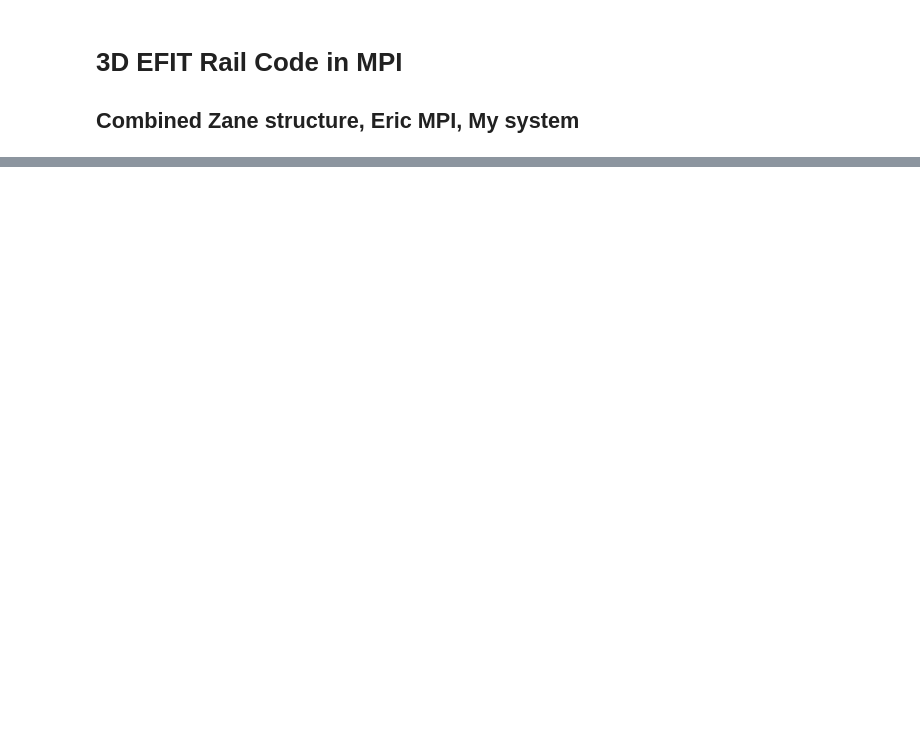
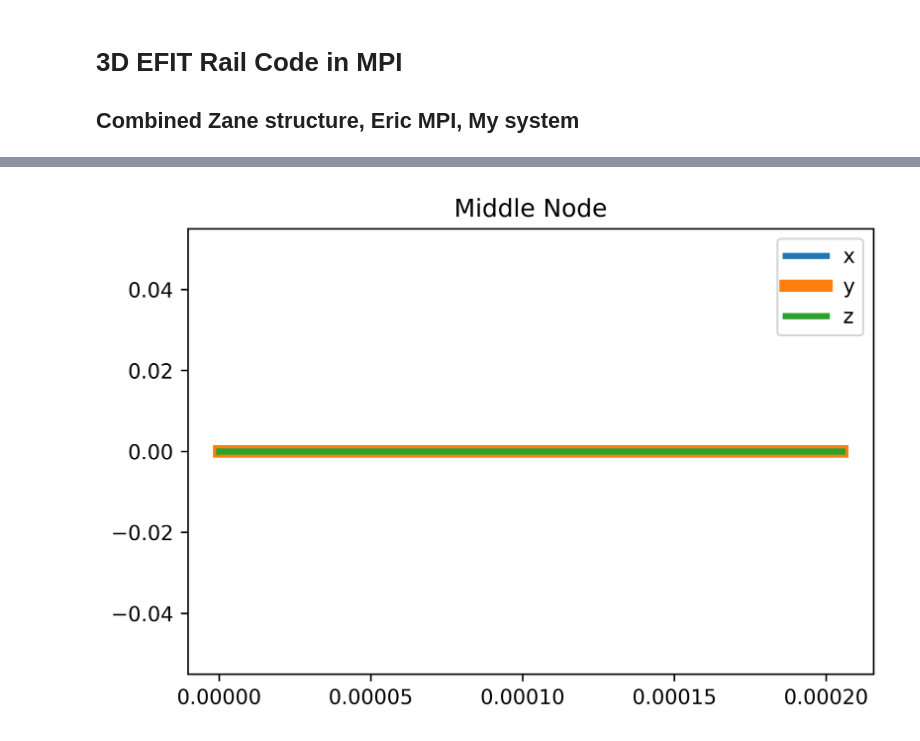
Before and after one commit to danchendrickson/3D_EFIT, a Jupyter notebook: EFIT_MPI_Rail-Copy1.ipynb, the cells around one changed output, grey strips where cells are left out. Cells and saved outputs as stored; diff of their text form; code cells hidden in the pictures; blank space fills up the shorter version.

```diff
--- a/EFIT_MPI_Rail-Copy1.ipynb
+++ b/EFIT_MPI_Rail-Copy1.ipynb
@@ -1588,14 +1696,3 @@ print(np.fliplr(signalLocation[0:25,gridStartHeadWidth,:]).T)
  [1. 1. 1. 0. 0. 0. 0. 0. 0. 0. 0. 0. 0. 0. 0. 0. 0. 0. 0. 0. 0. 0. 0. 0. 0.]
  [1. 1. 1. 0. 0. 0. 0. 0. 0. 0. 0. 0. 0. 0. 0. 0. 0. 0. 0. 0. 0. 0. 0. 0. 0.]
  [1. 1. 1. 0. 0. 0. 0. 0. 0. 0. 0. 0. 0. 0. 0. 0. 0. 0. 0. 0. 0. 0. 0. 0. 0.]]
-# %%
-'''  Un comment on second run to extend with no additional forces to see effect
-sinInputSignal = np.zeros(2*len(sinInputSignal))
-USignal = np.concatenate((USignal, np.zeros((len(USignal),3))))
-DSignal = np.concatenate((DSignal, np.zeros((len(DSignal),3))))
-RSignal = np.concatenate((RSignal, np.zeros((len(RSignal),3))))
-LSignal = np.concatenate((LSignal, np.zeros((len(LSignal),3))))
-MSignal = np.concatenate((MSignal, np.zeros((len(MSignal),3))))
-FSignal = np.concatenate((FSignal, np.zeros((len(FSignal),3))))
-BSignal = np.concatenate((BSignal, np.zeros((len(BSignal),3))))
-'''
@@ -1604,2 +1713,12 @@ BSignal = np.concatenate((BSignal, np.zeros((len(BSignal),3))))
+# %%
+inner = []
+outer=[]
+for x in range(gl1):
+    for y in range(gw1):
+        for z in range(gh1):
+            if matProps3[x,y,z] == 0:
+                inner.append([x,y,z])
+            else:
+                outer.append([x,y,z])
 # %%
 for t in range(Tsteps):
@@ -1941,3 +2049,25 @@ plt.show()
 # %%
 Cases = ['PlaneWave']    #'SideRub','TopHit', 'Cube', 'CubeS'
 Views = ['Mid', 'Vert','Head','zplane25','zplane75']
+# %%
+Displacement = np.zeros(np.shape(MSignal))
+
+for i in range(np.shape(MSignal)[1]):
+    for j in range(np.shape(MSignal)[0]):
+        if j == 0:
+            Displacement[j,i]=MSignal[j,i]*ts
+        else:
+            Displacement[j,i]=Displacement[j-1,i]+MSignal[j,i]*ts
+
+fig = plt.figure(dpi=600)
+endnode=150
+plt.clf()
+plt.title('Middle Node')
+plt.plot(Times[:endnode],Displacement[:endnode,0],label='x', linewidth = 3)
+plt.plot(Times[:endnode],Displacement[:endnode,1],label='y', linewidth = 6)
+plt.plot(Times[:endnode],Displacement[:endnode,2],label='z', linewidth = 3)
+plt.legend()
+plt.savefig(imFolder+runName+'DisplaceMid2.png')
+plt.show()
+# %% [output]
+[figure, added]
```
Also changed, not shown: parts of 26 cells of this notebook, 5 other files.
